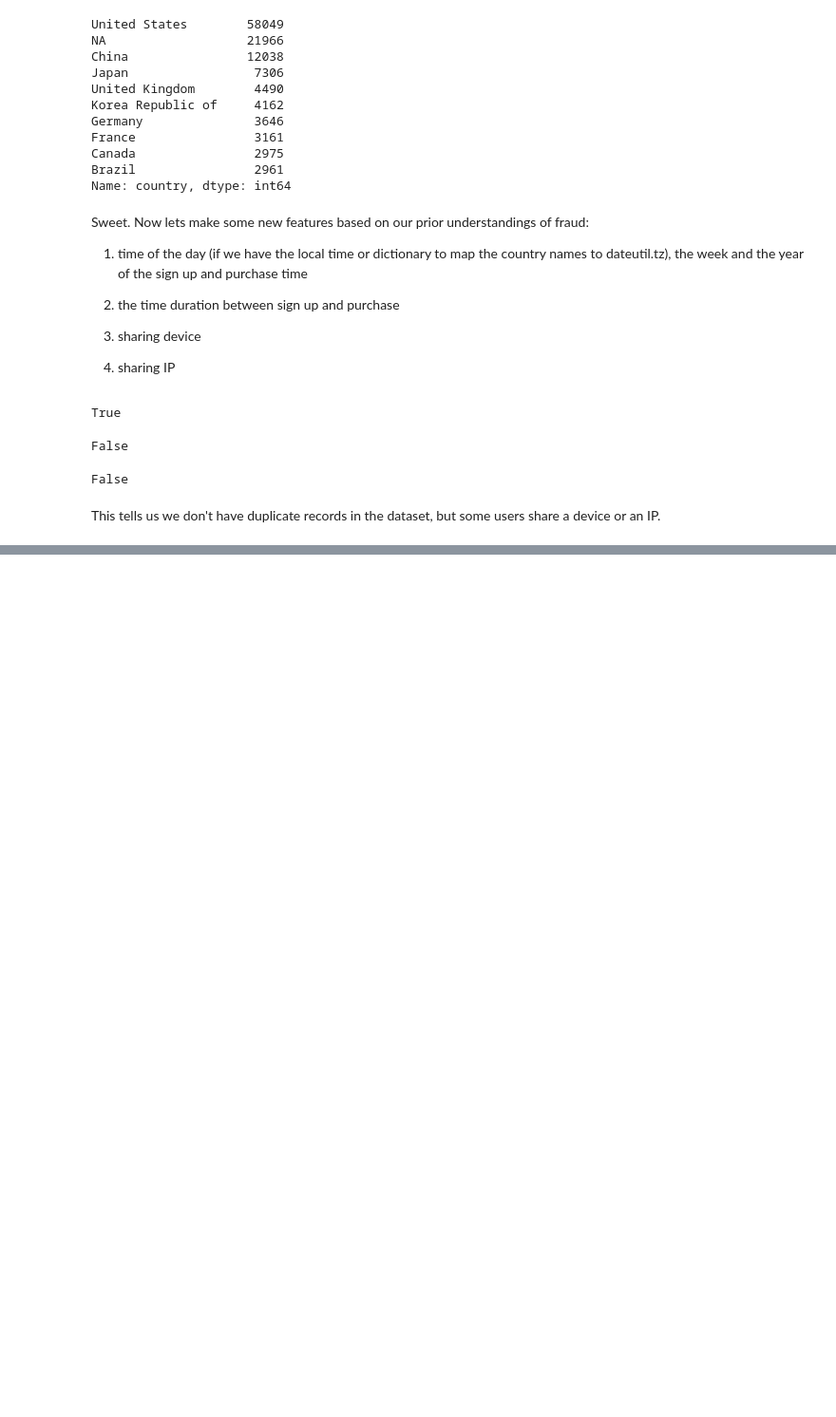
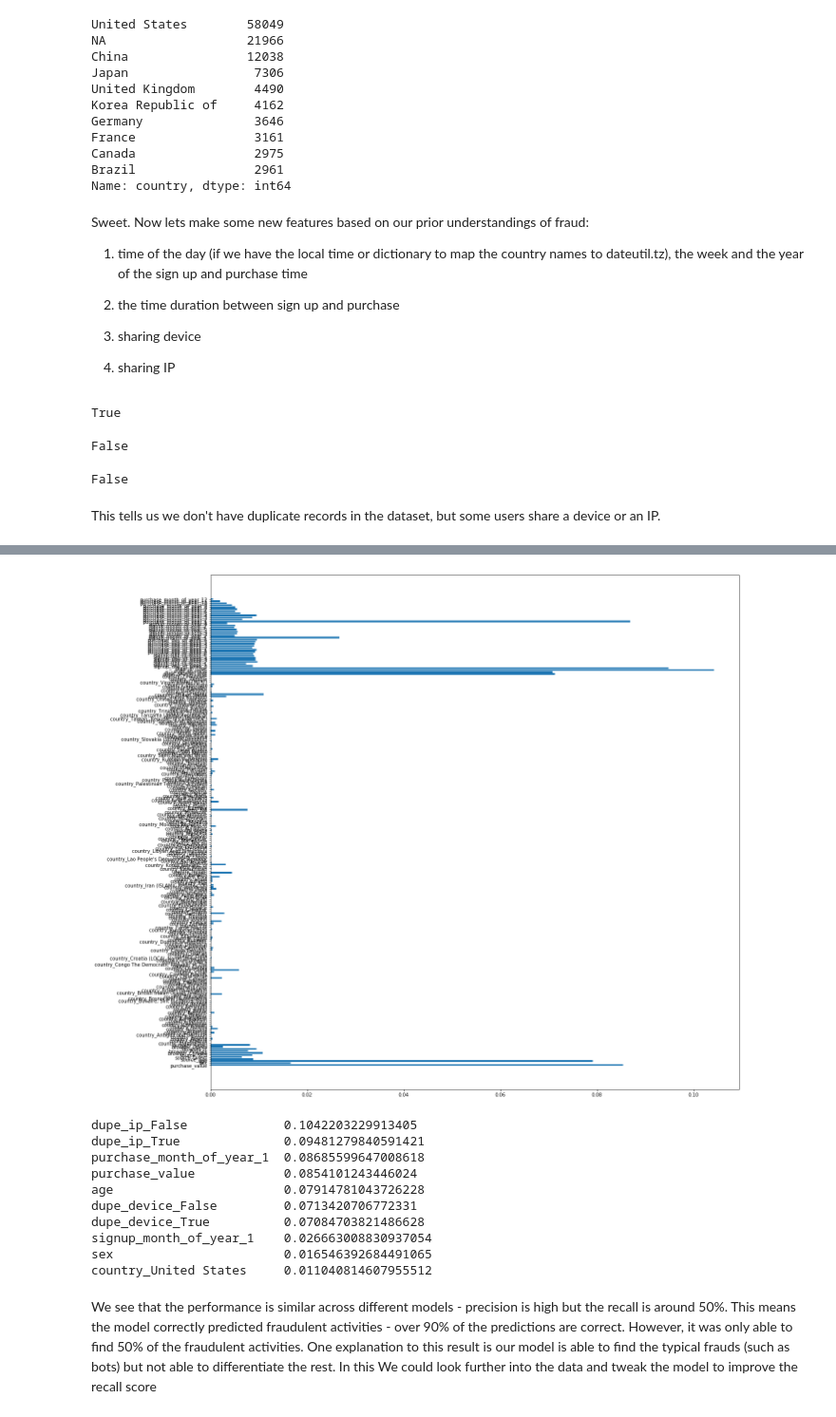
Before and after one commit to teijag/data_challenges, a Jupyter notebook: fraud_detection/fraud_detection.ipynb, the cells around one changed output, grey strips where cells are left out. Shown: that part at 95% size. Saved outputs shown, nothing was run; the diff lists cells and outputs as text; code cells hidden in the pictures; blank space fills up the shorter version.

```diff
--- a/fraud_detection/fraud_detection.ipynb
+++ b/fraud_detection/fraud_detection.ipynb
@@ -152,0 +242,25 @@ df_ml.corr()['class'];
+# %%
+coef = rfc.feature_importances_
+plt.figure(figsize=(20,20))
+plt.barh(y=X.columns,width = coef)
+plt.show()
+
+
+top_10 = np.argsort(-np.absolute(coef))[:10]
+for i in top_10:
+    print ("%-25s %s" % ((X.columns[i], coef[i])))
+# %% [output]
+[figure, added]
+dupe_ip_False             0.1042203229913405
+dupe_ip_True              0.09481279840591421
+purchase_month_of_year_1  0.08685599647008618
+purchase_value            0.0854101243446024
+age                       0.07914781043726228
+dupe_device_False         0.0713420706772331
+dupe_device_True          0.07084703821486628
+signup_month_of_year_1    0.026663008830937054
+sex                       0.016546392684491065
+country_United States     0.011040814607955512
+# %% [markdown]
+We see that the performance is similar across different models - precision is high but the recall is around 50%. This means the model correctly predicted fraudulent activities - over 90% of the predictions are correct. However, it was only able to find 50% of the fraudulent activities. One explanation to this result is our model is able to find the typical frauds (such as bots) but not able to differentiate the rest.
+In this We could look further into the data and tweak the model to improve the recall score
```
Also changed, not shown: parts of 10 cells of this notebook, 12 other files.
